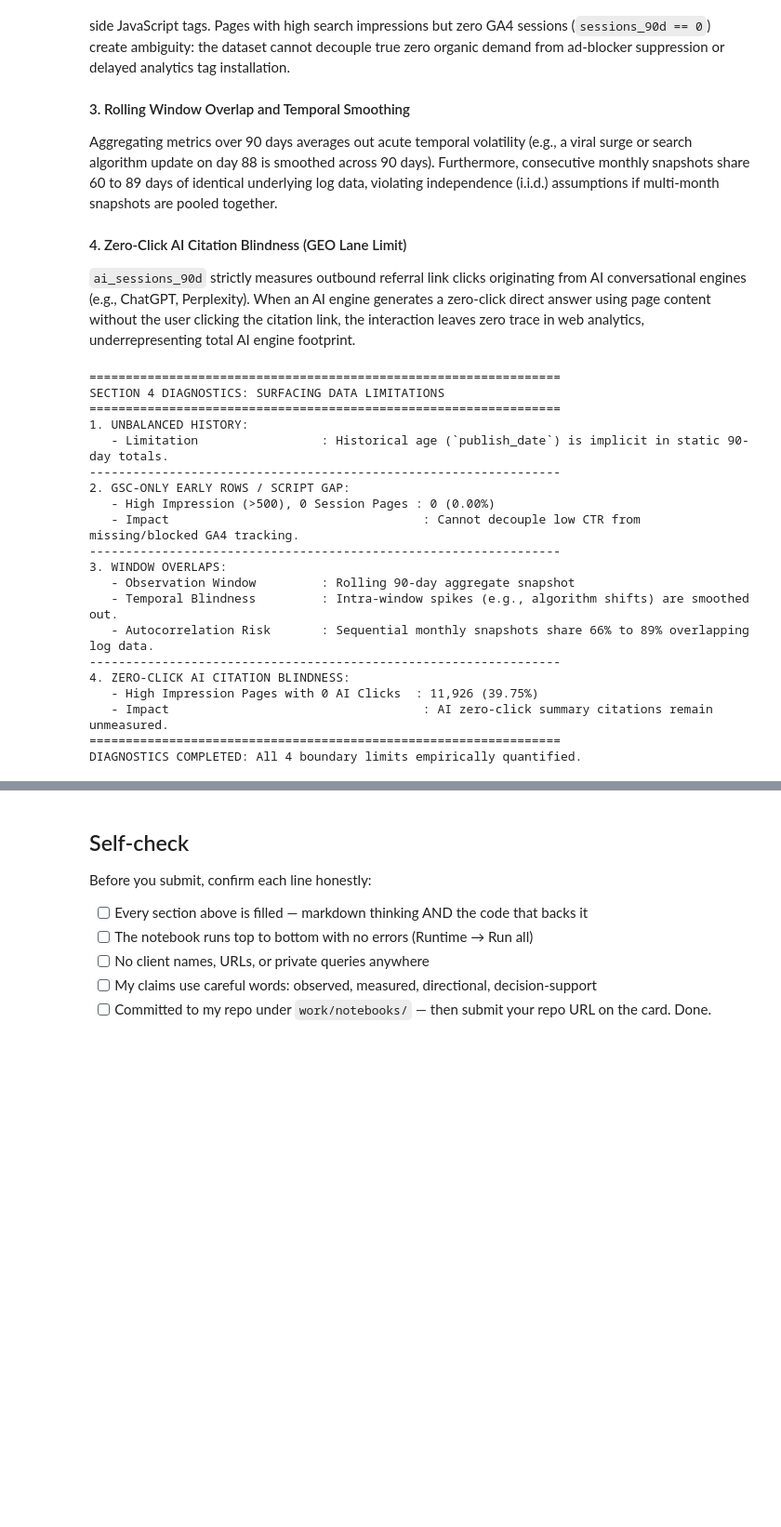
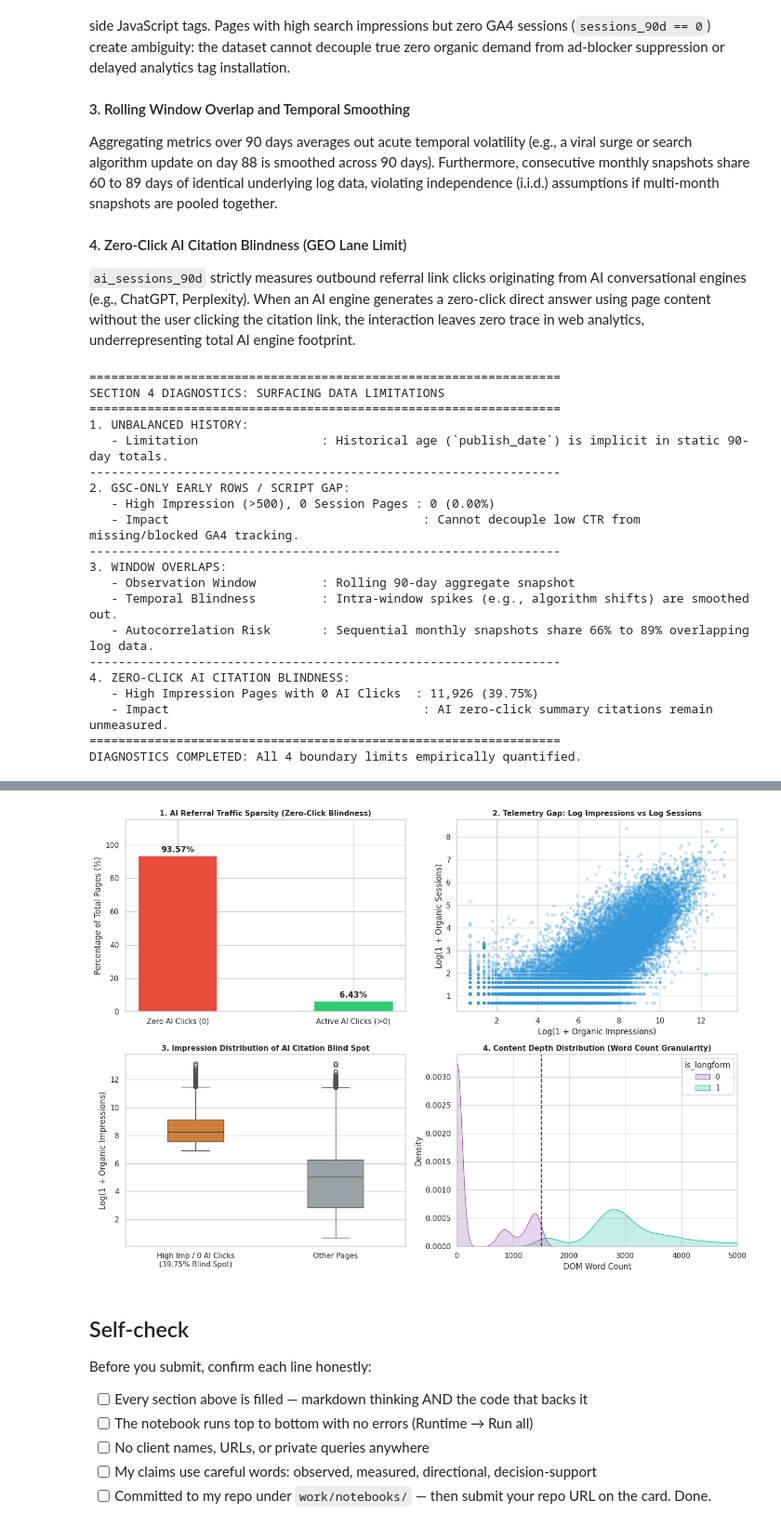
Before and after one commit to PrasannaSaiS/machinelearning01-flyrank, a Jupyter notebook: work/notebooks/w03_data_contract.ipynb, the cells around one changed output, grey strips where cells are left out. Shown at 93% size. Saved outputs shown, nothing was run; the diff lists cells and outputs as text; code cells hidden in the pictures; blank space fills up the shorter version.

```diff
--- a/work/notebooks/w03_data_contract.ipynb
+++ b/work/notebooks/w03_data_contract.ipynb
@@ -470,6 +470,100 @@ print(
 )
 print("=" * 65)
 print("DIAGNOSTICS COMPLETED: All 4 boundary limits empirically quantified.")
+
+import matplotlib.pyplot as plt
+import numpy as np
+import pandas as pd
+import seaborn as sns
+
+# Set visualization aesthetics
+sns.set_theme(style="whitegrid")
+fig, axes = plt.subplots(2, 2, figsize=(14, 10))
+
+# 1. Zero-Click AI Citation Blindness (Sparsity Overview)
+ai_status = np.where(
+    df_prep["ai_sessions_90d"] > 0, "Active AI Clicks (>0)", "Zero AI Clicks (0)"
+)
+status_pct = pd.Series(ai_status).value_counts(normalize=True) * 100
+
+axes[0, 0].bar(
+    status_pct.index, status_pct.values, color=["#e74c3c", "#2ecc71"], width=0.45
+)
+axes[0, 0].set_title(
+    "1. AI Referral Traffic Sparsity (Zero-Click Blindness)",
+    fontsize=11,
+    fontweight="bold",
+)
+axes[0, 0].set_ylabel("Percentage of Total Pages (%)")
+for i, val in enumerate(status_pct.values):
+    axes[0, 0].text(i, val + 2, f"{val:.2f}%", ha="center", fontweight="bold")
+axes[0, 0].set_ylim(0, 115)
+
+# 2. GSC vs GA4 Telemetry Gap (Impressions vs Sessions Skew)
+axes[0, 1].scatter(
+    np.log1p(df_prep["impressions_90d"]),
+    np.log1p(df_prep["sessions_90d"]),
+    alpha=0.25,
+    color="#3498db",
+    s=12,
+)
+axes[0, 1].set_title(
+    "2. Telemetry Gap: Log Impressions vs Log Sessions",
+    fontsize=11,
+    fontweight="bold",
+)
+axes[0, 1].set_xlabel("Log(1 + Organic Impressions)")
+axes[0, 1].set_ylabel("Log(1 + Organic Sessions)")
+
+# 3. High-Impression Zero-Click Cohort Breakdown
+high_imp_mask = df_prep["impressions_90d"] >= 1000
+df_prep_viz = df_prep.copy()
+df_prep_viz["cohort"] = np.where(
+    high_imp_mask & (df_prep_viz["ai_sessions_90d"] == 0),
+    "High Imp / 0 AI Clicks\n(39.75% Blind Spot)",
+    "Other Pages",
+)
+
+sns.boxplot(
+    data=df_prep_viz,
+    x="cohort",
+    y=np.log1p(df_prep_viz["impressions_90d"]),
+    ax=axes[1, 0],
+    palette=["#e67e22", "#95a5a6"],
+    width=0.4,
+)
+axes[1, 0].set_title(
+    "3. Impression Distribution of AI Citation Blind Spot",
+    fontsize=11,
+    fontweight="bold",
+)
+axes[1, 0].set_xlabel("")
+axes[1, 0].set_ylabel("Log(1 + Organic Impressions)")
+
+# 4. Unbalanced History & Content Depth (Word Count Distribution)
+sns.kdeplot(
+    data=df_prep,
+    x="word_count",
+    hue="is_longform",
+    common_norm=False,
+    fill=True,
+    ax=axes[1, 1],
+    palette=["#9b59b6", "#1abc9c"],
+)
+axes[1, 1].axvline(
+    1500, color="darkred", linestyle="--", linewidth=1.5, label="1,500 Threshold"
+)
+axes[1, 1].set_title(
+    "4. Content Depth Distribution (Word Count Granularity)",
+    fontsize=11,
+    fontweight="bold",
+)
+axes[1, 1].set_xlabel("DOM Word Count")
+axes[1, 1].set_ylabel("Density")
+axes[1, 1].set_xlim(0, 5000)
+
+plt.tight_layout()
+plt.show()
 # %% [output]
 =================================================================
 SECTION 4 DIAGNOSTICS: SURFACING DATA LIMITATIONS
@@ -494,3 +591,4 @@ DIAGNOSTICS COMPLETED: All 4 boundary limits empirically quantified.
+[figure, added]
 # %% [markdown]
 ## Self-check
 
```
Also changed, not shown: parts of 2 cells of this notebook.
